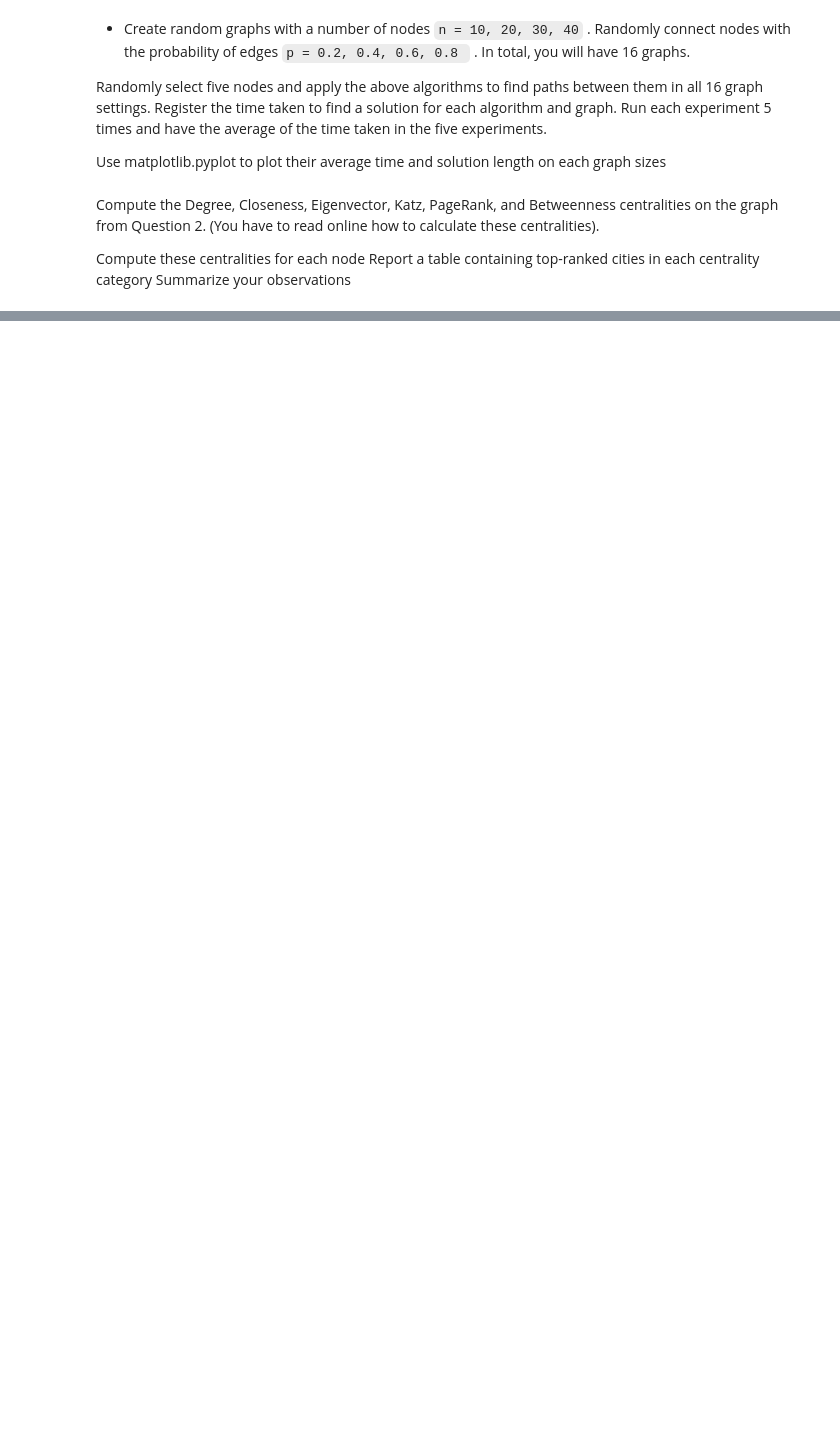
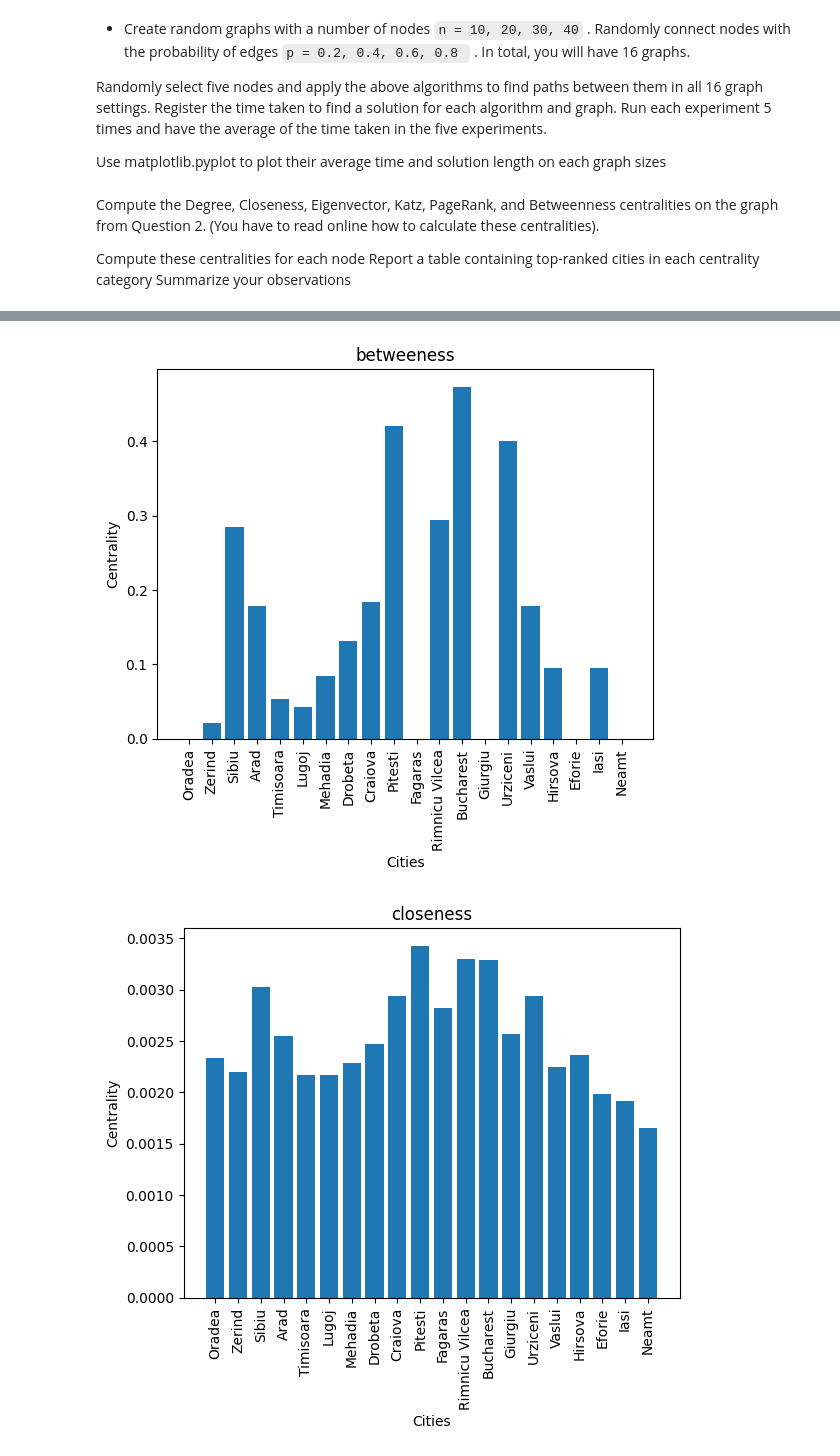
Before and after one commit to NathanZlion/AI_algo, a Jupyter notebook: Observation.ipynb, the cells around one changed output, grey strips where cells are left out. Saved outputs shown, nothing was run; the diff lists cells and outputs as text; code cells hidden in the pictures; blank space fills up the shorter version.

```diff
--- a/Observation.ipynb
+++ b/Observation.ipynb
@@ -198,0 +225,42 @@ for centrality in centrality_list:
+# %%
+from typing import Dict, List, Mapping, Tuple
+from undirectedGraph import Graph
+from centrality import Centrality as center
+from romaniaCity import Romania
+
+# compute the centrality of every romainan city.
+romania = Romania()
+romania_graph: Graph = romania.get_city()
+romania_coordinates = romania.get_coordinates()
+
+betweeness_centrality = center().betweenness_centrality(romania_graph)
+closeness_centrality = center().closeness_centrality(romania_graph)
+degree_centrality = center().degree_centrality(romania_graph)
+eigenvector_centrality = center().eigenvector_centrality(romania_graph)
+katz_centrality = center().katz_centrality(romania_graph)
+pagerank_centrality = center().pagerank_centrality(romania_graph)
+
+centrality_list : List[Tuple[Mapping,str]] = [(betweeness_centrality, "betweeness"),\
+                (closeness_centrality, "closeness"),(degree_centrality, "degree"),\
+                (eigenvector_centrality, "eigenvector"), (katz_centrality, "Katz"),\
+                (pagerank_centrality, "pagerank")]
+
+x_labels = list(romania_graph.get_nodes())
+
+for centrality in centrality_list:
+    y_values = []
+
+    centrality_dict, centrality_name = centrality
+
+    for key in x_labels:
+        y_values.append(centrality_dict[key])
+
+    plt.bar(x_labels, y_values)
+    plt.xticks(rotation=90)
+    plt.xlabel('Cities')
+    plt.ylabel('Centrality')
+    plt.title(centrality_name)
+    plt.show()
+# %% [output]
+[figure, added]
+[figure, added]
```
Also changed, not shown: parts of 10 cells of this notebook, 4 other files.
